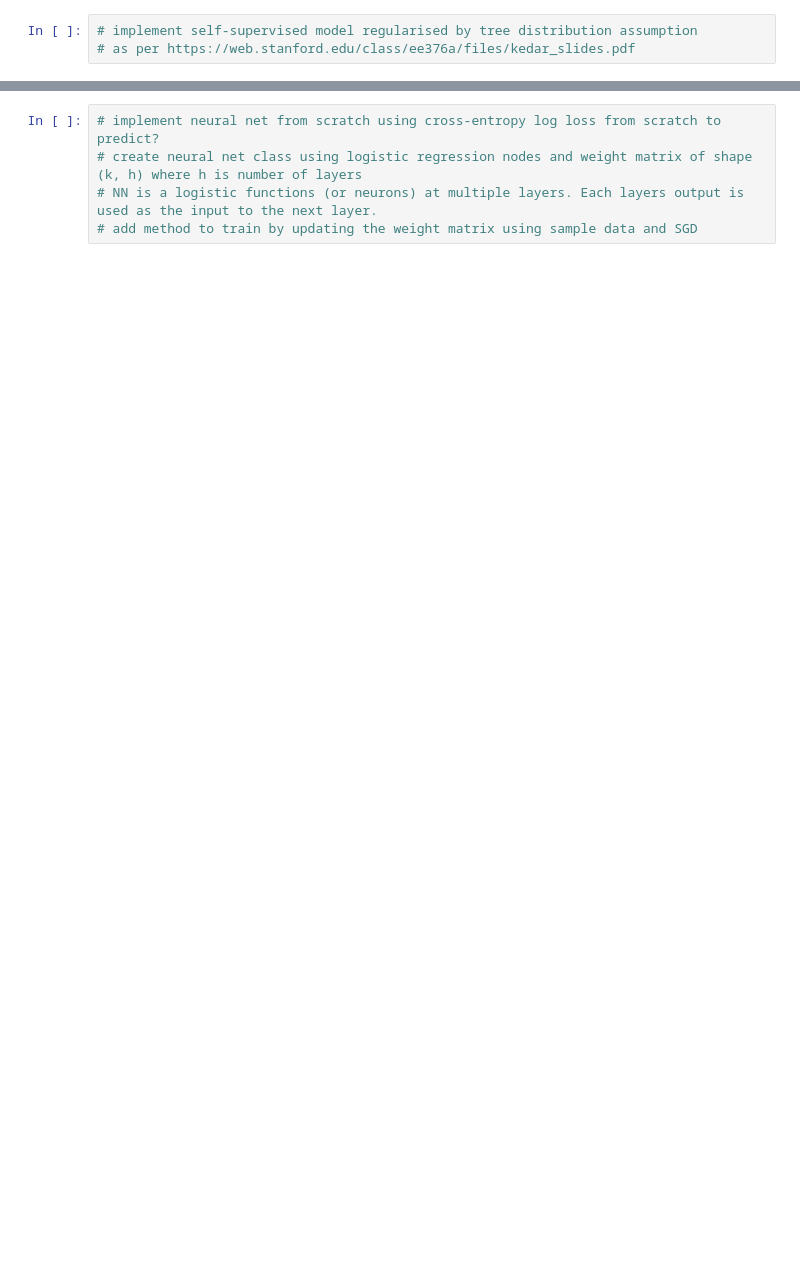
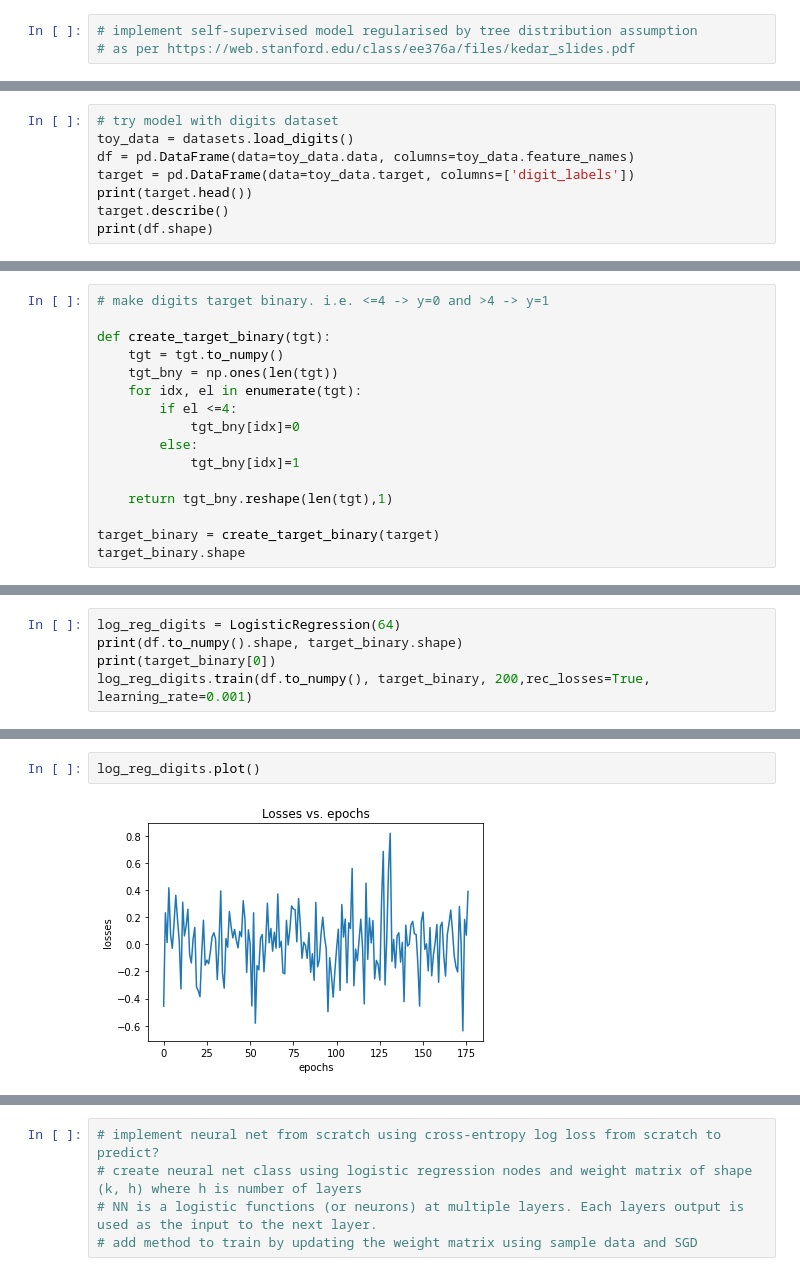
Before and after one commit to olwflynn/Learning, a Jupyter notebook: Components of autonomous intelligence.ipynb, the cells around one changed output, grey strips where cells are left out. Drawn from its saved outputs; the diff is of its cells as text; blank space fills up the shorter version.

```diff
--- a/Components of autonomous intelligence.ipynb
+++ b/Components of autonomous intelligence.ipynb
@@ -180,0 +372,8 @@ predicted prob dist:
+# %%
+# try model with digits dataset
+toy_data = datasets.load_digits()
+df = pd.DataFrame(data=toy_data.data, columns=toy_data.feature_names)
+target = pd.DataFrame(data=toy_data.target, columns=['digit_labels'])
+print(target.head())
+target.describe()
+print(df.shape)
@@ -180,0 +388,16 @@ predicted prob dist:
+# %%
+# make digits target binary. i.e. <=4 -> y=0 and >4 -> y=1
+
+def create_target_binary(tgt):
+    tgt = tgt.to_numpy()
+    tgt_bny = np.ones(len(tgt))
+    for idx, el in enumerate(tgt):
+        if el <=4:
+            tgt_bny[idx]=0
+        else:
+            tgt_bny[idx]=1
+
+    return tgt_bny.reshape(len(tgt),1)
+
+target_binary = create_target_binary(target)
+target_binary.shape
@@ -180,0 +406,5 @@ predicted prob dist:
+# %%
+log_reg_digits = LogisticRegression(64)
+print(df.to_numpy().shape, target_binary.shape)
+print(target_binary[0])
+log_reg_digits.train(df.to_numpy(), target_binary, 200,rec_losses=True, learning_rate=0.001)
@@ -180,0 +429,4 @@ predicted prob dist:
+# %%
+log_reg_digits.plot()
+# %% [output]
+[figure, added]
```
Also changed, not shown: parts of 38 cells of this notebook, 1 other file.
